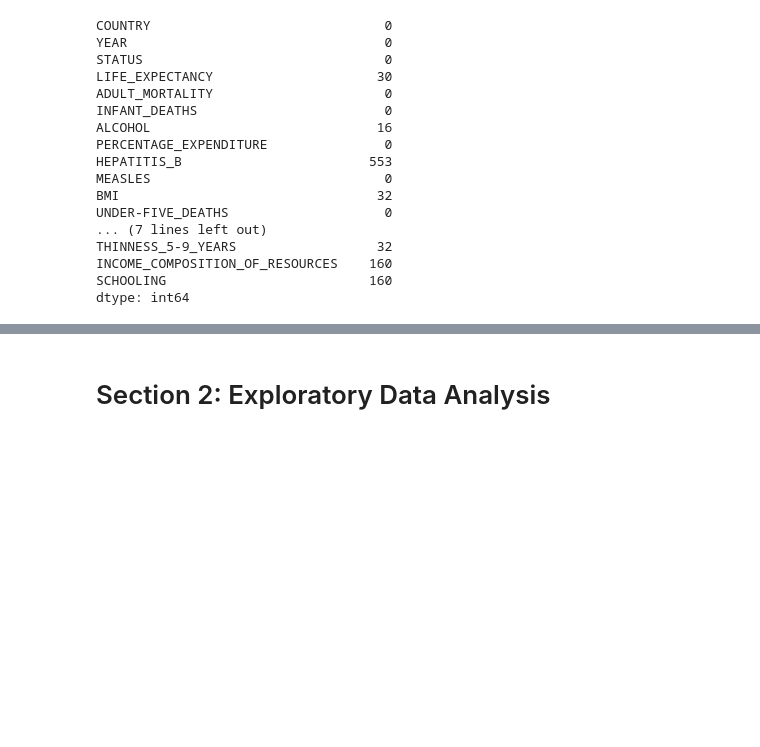
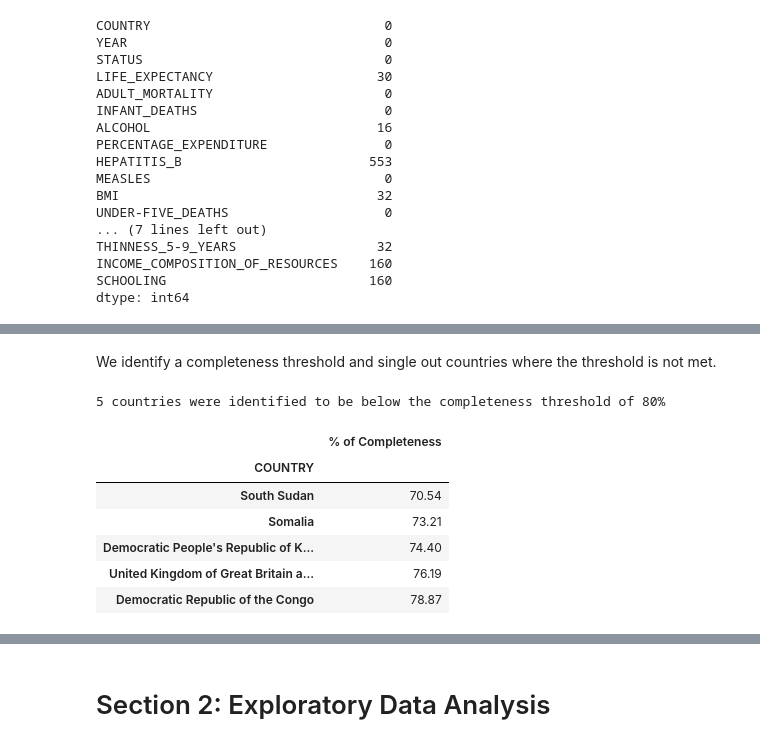
Before and after one commit to HoManCode/Group2-SIT307, a Jupyter notebook: A2 Dataset.ipynb, the cells around one changed output, grey strips where cells are left out. Cells and saved outputs as stored; diff of their text form; code cells hidden in the pictures; blank space fills up the shorter version.

```diff
--- a/A2 Dataset.ipynb
+++ b/A2 Dataset.ipynb
@@ -989,0 +1026,19 @@ dtype: int64
+# %% [markdown]
+We identify a completeness threshold and single out countries where the threshold is not met.
+# %%
+completeness_threshold = 80
+
+completeness_query = completeness_df[completeness_df["% of Completeness"] < completeness_threshold]
+
+print(f"{len(completeness_query.index)} countries were identified to be below the completeness threshold of {completeness_threshold}%")
+
+completeness_query
+# %% [output]
+5 countries were identified to be below the completeness threshold of 80%
+|  | % of Completeness |
+| COUNTRY |  |
+| South Sudan | 70.54 |
+| Somalia | 73.21 |
+| Democratic People's Republic of K... | 74.40 |
+| United Kingdom of Great Britain a... | 76.19 |
+| Democratic Republic of the Congo | 78.87 |
```
Also changed, not shown: parts of 6 cells of this notebook, 1 other file.
